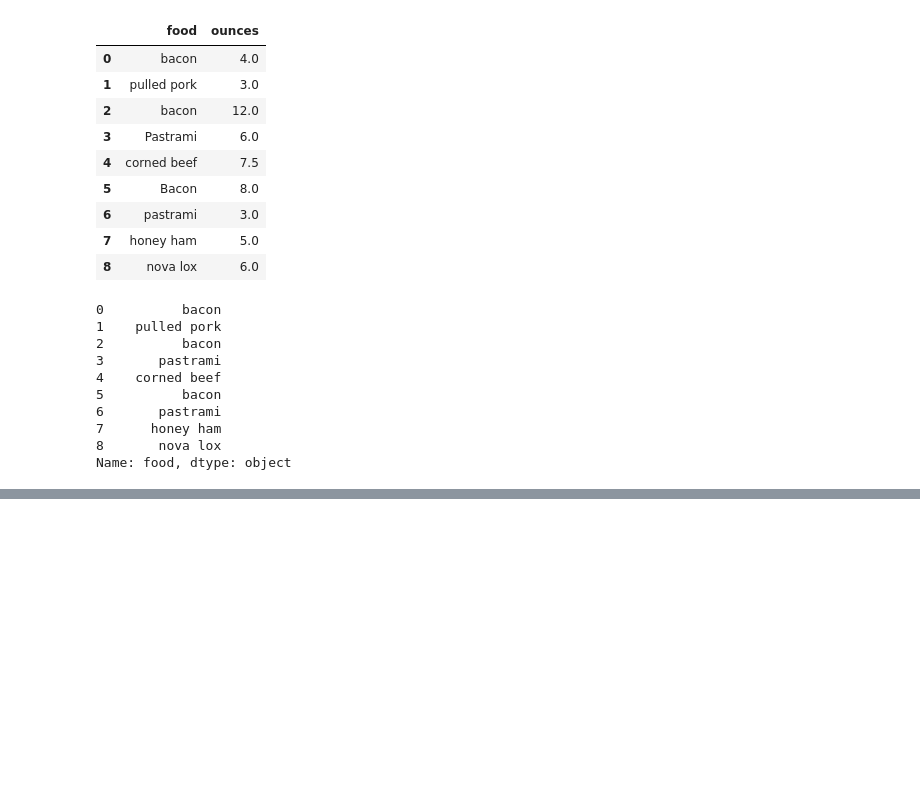
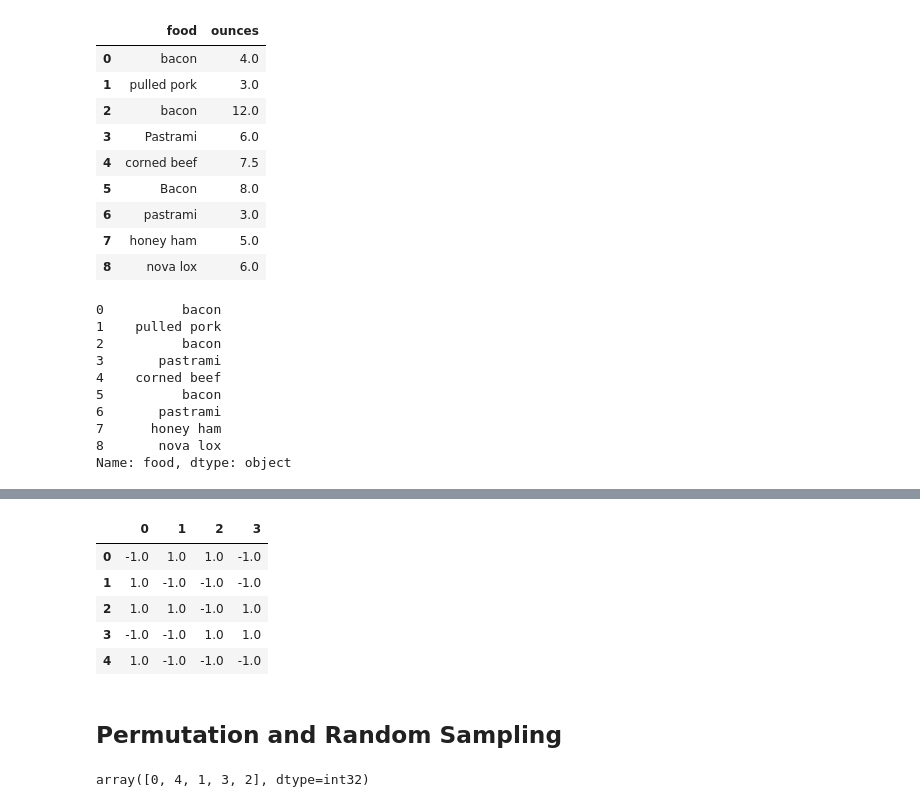
Before and after one commit to hemant0hack/Data-Analysis-Practices, a Jupyter notebook: Pandas/Data Cleaning and Preparation.ipynb, the cells around one changed output, grey strips where cells are left out. Cells and saved outputs as stored; diff of their text form; code cells hidden in the pictures; blank space fills up the shorter version.

```diff
--- a/Pandas/Data Cleaning and Preparation.ipynb
+++ b/Pandas/Data Cleaning and Preparation.ipynb
@@ -346,0 +577,11 @@ data
+# %%
+np.sign(data).head()
+# %% [output]
+|  | 0 | 1 | 2 | 3 |
+| 0 | -1.0 | 1.0 | 1.0 | -1.0 |
+| 1 | 1.0 | -1.0 | -1.0 | -1.0 |
+| 2 | 1.0 | 1.0 | -1.0 | 1.0 |
+| 3 | -1.0 | -1.0 | 1.0 | 1.0 |
+| 4 | 1.0 | -1.0 | -1.0 | -1.0 |
+# %% [markdown]
+## Permutation and Random Sampling
@@ -346,0 +592,4 @@ data
+# %%
+sampler
+# %% [output]
+array([0, 4, 1, 3, 2], dtype=int32)
```
Also changed, not shown: parts of 117 cells of this notebook.
